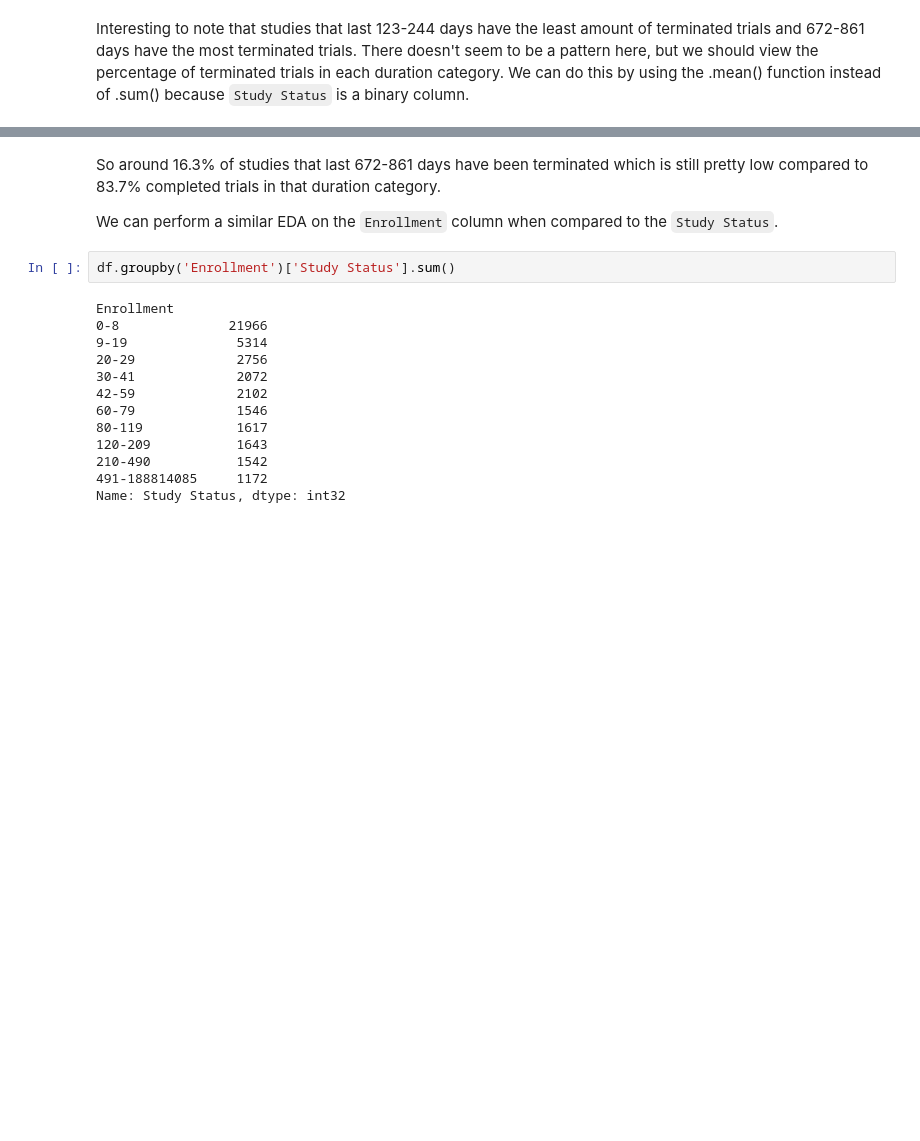
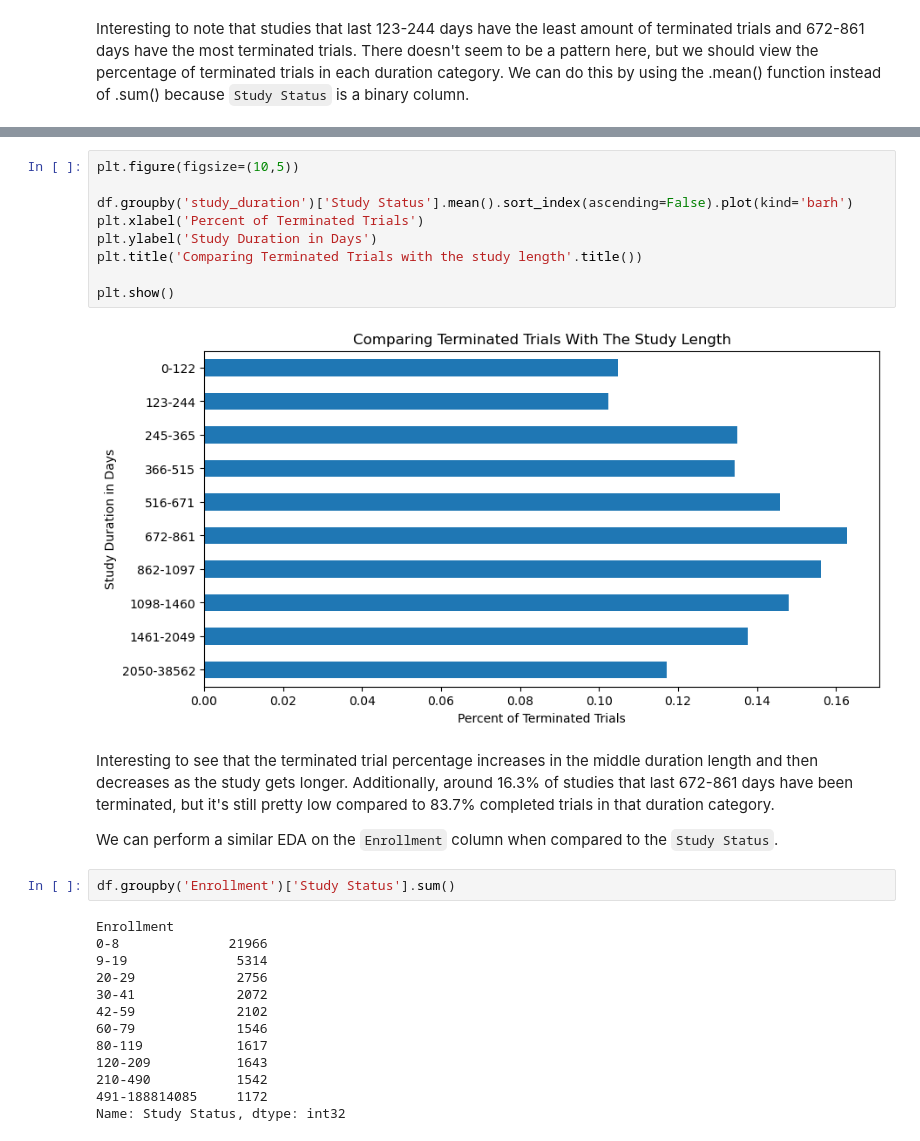
Before and after one commit to clem21chan/Clinical_Trials_Capstone, a Jupyter notebook: Notebooks/2_Preprocessing&EDA.ipynb, the cells around one changed output, grey strips where cells are left out. Cells and saved outputs as stored; diff of their text form; blank space fills up the shorter version.

```diff
--- a/Notebooks/2_Preprocessing&EDA.ipynb
+++ b/Notebooks/2_Preprocessing&EDA.ipynb
@@ -1431,6 +1360,17 @@ study_duration
 Name: Study Status, dtype: float64
+# %%
+plt.figure(figsize=(10,5))
+
+df.groupby('study_duration')['Study Status'].mean().sort_index(ascending=False).plot(kind='barh')
+plt.xlabel('Percent of Terminated Trials')
+plt.ylabel('Study Duration in Days')
+plt.title('Comparing Terminated Trials with the study length'.title())
+
+plt.show()
+# %% [output]
+[figure, added]
 # %% [markdown]
-So around 16.3% of studies that last 672-861 days have been terminated which is still pretty low compared to 83.7% completed trials in that duration category.
+Interesting to see that the terminated trial percentage increases in the middle duration length and then decreases as the study gets longer. Additionally, around 16.3% of studies that last 672-861 days have been terminated, but it's still pretty low compared to 83.7% completed trials in that duration category.
 
 We can perform a similar EDA on the `Enrollment` column when compared to the `Study Status`.
 # %%
```
Also changed, not shown: parts of 26 cells of this notebook, 1 other file.
